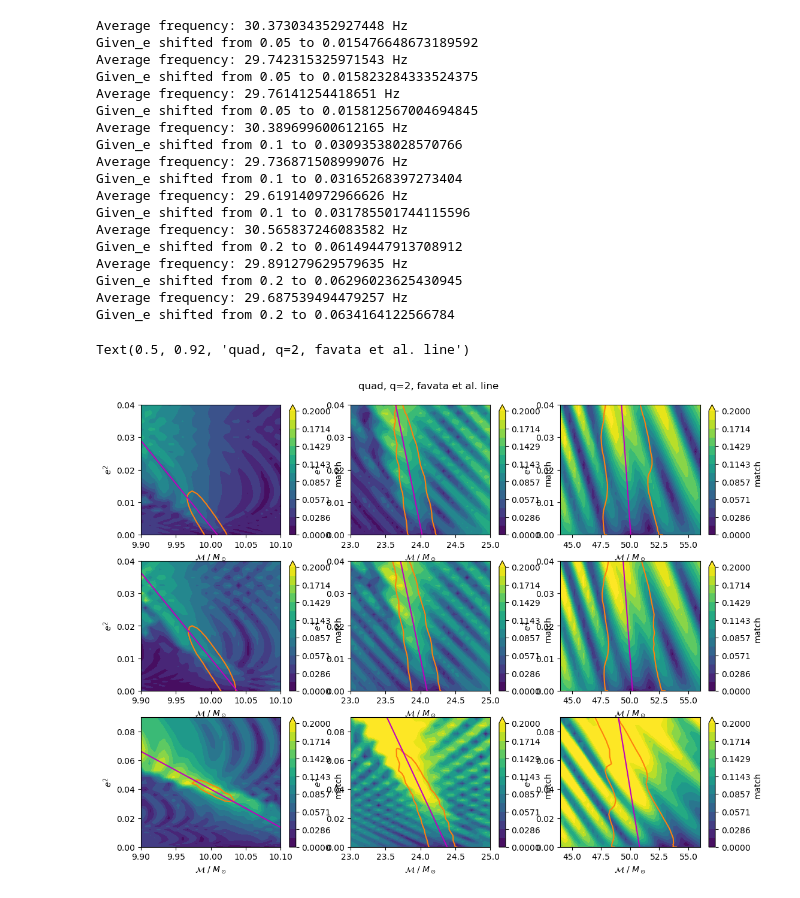
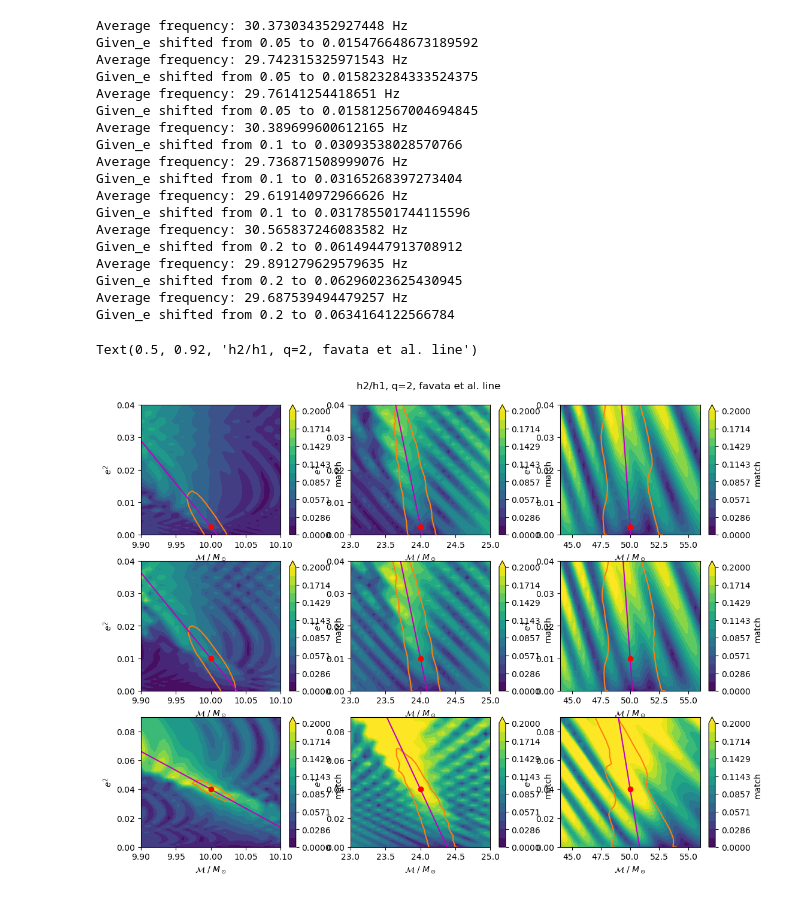
Before and after one commit to BenGPatterson/EccentricBinaries, a Jupyter notebook: notebooks/multi_degen.ipynb, the cells around one changed output. Saved outputs shown, nothing was run; the diff lists cells and outputs as text; code cells hidden in the pictures.

```diff
--- a/notebooks/multi_degen.ipynb
+++ b/notebooks/multi_degen.ipynb
@@ -98,6 +98,7 @@ for i in range(len(e_params)):
         plt.subplot(len(e_params), len(chirp_params), i*3+j+1)
         plt.contourf(chirp_vals_10[j], e_vals_10[i]**2, data[i][j]['quad'], np.linspace(0.8, 1, 15), vmin=0.8, vmax=1, extend='min')
         plt.colorbar(label='match')
+        plt.scatter(chirp_params[j], e_params[i]**2, c='r', zorder=5)
         plt.contour(chirp_vals_10[j], e_vals_10[i]**2, data[i][j]['quad'], [0.97], colors=['C1'])
         xlims = plt.gca().get_xlim()
         ylims = plt.gca().get_ylim()
@@ -140,33 +141,34 @@ for i in range(len(e_params)):
         plt.subplot(len(e_params), len(chirp_params), i*3+j+1)
         plt.contourf(chirp_vals_10[j], e_vals_10[i]**2, np.array(data[i][j]['h2'])/np.array(data[i][j]['h1']), np.linspace(0, 0.2, 15), vmin=0, vmax=0.2, extend='max')
         plt.colorbar(label='match')
+        plt.scatter(chirp_params[j], e_params[i]**2, c='r', zorder=5)
         plt.contour(chirp_vals_10[j], e_vals_10[i]**2, data[i][j]['quad'], [0.97], colors=['C1'])
         xlims = plt.gca().get_xlim()
         ylims = plt.gca().get_ylim()
         plt.plot(favata_et_al_avg(e_params[i], chirp_params[j], e_vals_10[i]), e_vals_10[i]**2, c='m')
         plt.ylim(ylims)
         plt.xlim(xlims)
         plt.xlabel('$\mathcal{M}~/~M_\odot$')
         plt.ylabel('$e^2$')
-plt.suptitle('quad, q=2, favata et al. line', x=0.5, y=0.92)
+plt.suptitle('h2/h1, q=2, favata et al. line', x=0.5, y=0.92)
 # %% [output]
 Average frequency: 30.373034352927448 Hz
 Given_e shifted from 0.05 to 0.015476648673189592
 Average frequency: 29.742315325971543 Hz
 Given_e shifted from 0.05 to 0.015823284333524375
 Average frequency: 29.76141254418651 Hz
 Given_e shifted from 0.05 to 0.015812567004694845
 Average frequency: 30.389699600612165 Hz
 Given_e shifted from 0.1 to 0.03093538028570766
 Average frequency: 29.736871508999076 Hz
 Given_e shifted from 0.1 to 0.03165268397273404
 Average frequency: 29.619140972966626 Hz
 Given_e shifted from 0.1 to 0.031785501744115596
 Average frequency: 30.565837246083582 Hz
 Given_e shifted from 0.2 to 0.06149447913708912
 Average frequency: 29.891279629579635 Hz
 Given_e shifted from 0.2 to 0.06296023625430945
 Average frequency: 29.687539494479257 Hz
 Given_e shifted from 0.2 to 0.0634164122566784
-Text(0.5, 0.92, 'quad, q=2, favata et al. line')
+Text(0.5, 0.92, 'h2/h1, q=2, favata et al. line')
-[figure, old version]
+[figure, new version]
```
Also changed, not shown: parts of 1 cell of this notebook, 4 other files.
